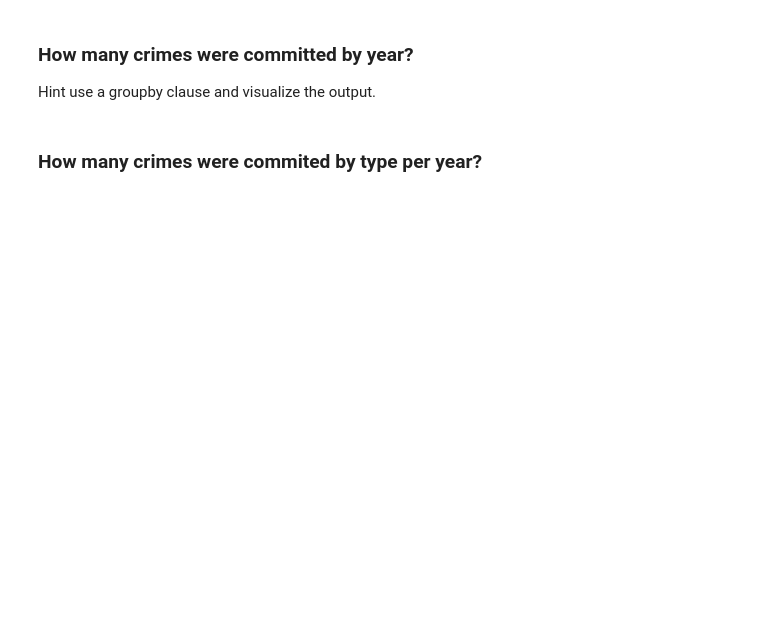
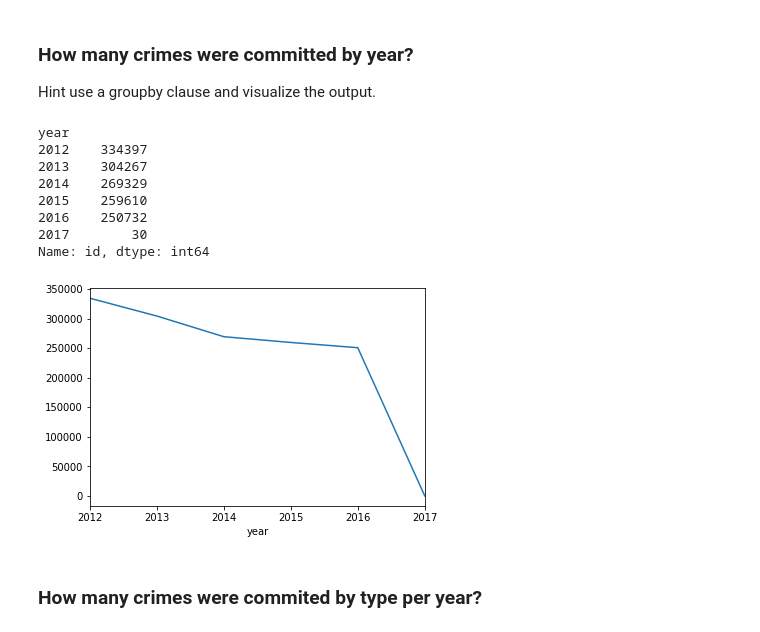
Before and after one commit to pjordan34/chicago_crime, a Jupyter notebook: Crimes_EDA.ipynb, the cells around one changed output. Cells and saved outputs as stored; diff of their text form; code cells hidden in the pictures; blank space fills up the shorter version.

```diff
--- a/Crimes_EDA.ipynb
+++ b/Crimes_EDA.ipynb
@@ -490,5 +497,20 @@ crimes2.head()
 ### How many crimes were committed by year?
 
 Hint use a groupby clause and visualize the output.
+# %%
+crimes_year = crimes2.groupby('year')['id'].count()
+print(crimes_year)
+crimes_year.plot()
+plt.show()
+# %% [output]
+year
+2012    334397
+2013    304267
+2014    269329
+2015    259610
+2016    250732
+2017        30
+Name: id, dtype: int64
+[figure, added]
 # %% [markdown]
 ### How many crimes were commited by type per year?
```
Also changed, not shown: parts of 7 cells of this notebook.
